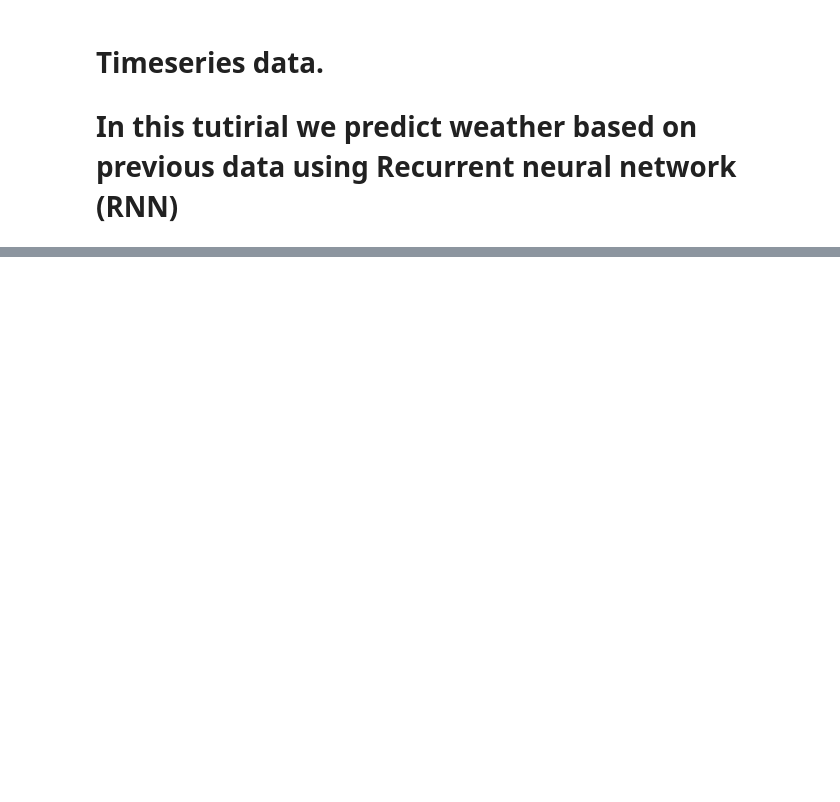
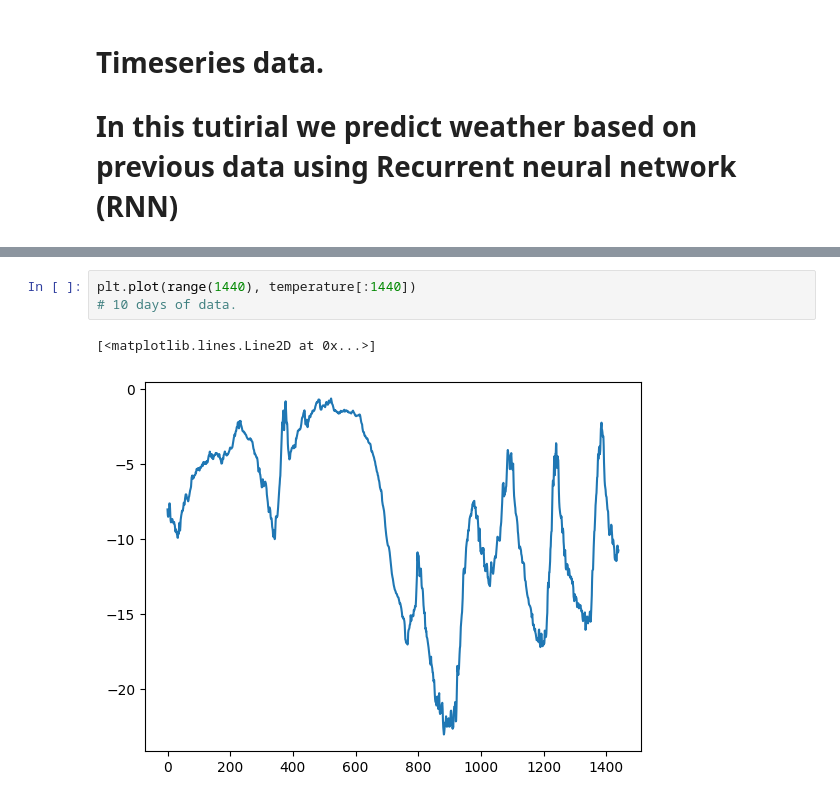
Before and after one commit to jaeohshin/deep-learning-with-keras, a Jupyter notebook: tutorial_6_timeseries_RNN.ipynb, the cells around one changed output, grey strips where cells are left out. Drawn from its saved outputs; the diff is of its cells as text; blank space fills up the shorter version.

```diff
--- a/tutorial_6_timeseries_RNN.ipynb
+++ b/tutorial_6_timeseries_RNN.ipynb
@@ -19,0 +60,6 @@ jena_climate_2009_2 100%[===================>]  12.94M  19.2MB/s    in 0.7s
+# %%
+plt.plot(range(1440), temperature[:1440])
+# 10 days of data.
+# %% [output]
+[<matplotlib.lines.Line2D at 0x...>]
+[figure, added]
```
Also changed, not shown: parts of 6 cells of this notebook.
